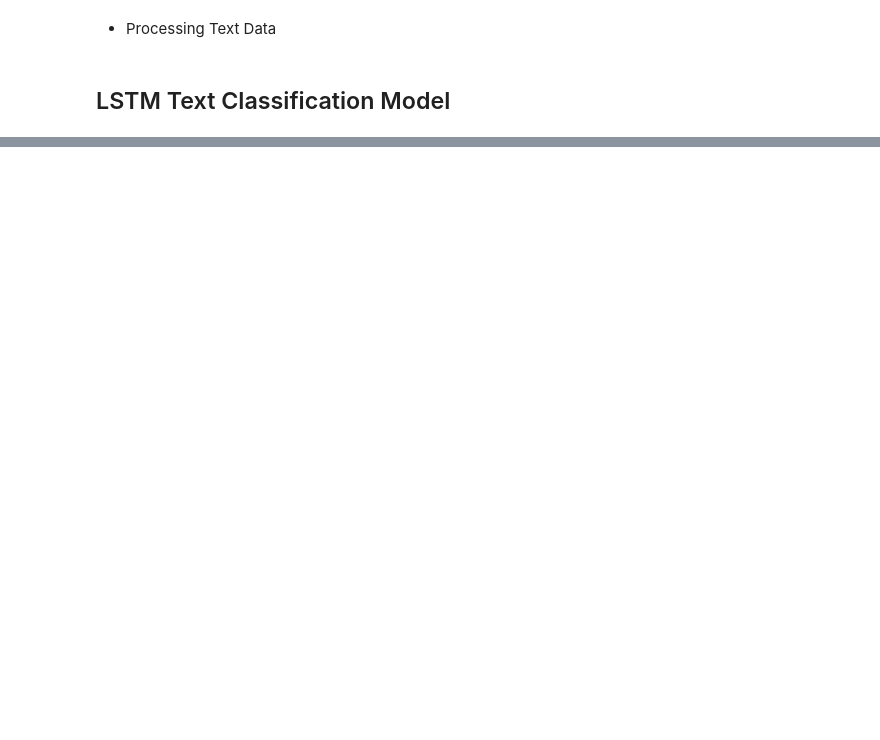
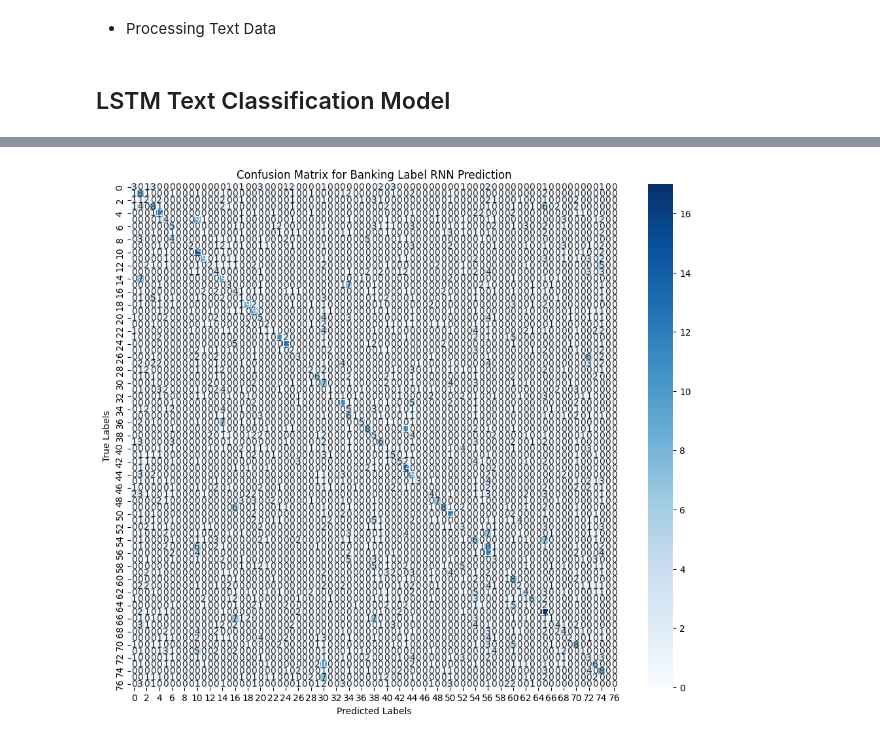
Before and after one commit to iiWhiteii/Anote-Text-Classification, a Jupyter notebook: Banking Dataset/RNN/RNN.ipynb, the cells around one changed output, grey strips where cells are left out. Saved outputs shown, nothing was run; the diff lists cells and outputs as text; code cells hidden in the pictures; blank space fills up the shorter version.

```diff
--- a/Banking Dataset/RNN/RNN.ipynb
+++ b/Banking Dataset/RNN/RNN.ipynb
@@ -54,10 +38,10 @@ tokenizer.fit_on_texts(df_test['text'])
 # %%
 rnn_model = tf.keras.Sequential([
     tf.keras.layers.Embedding(input_dim=vocab_size, output_dim=emebed_size,input_length = max_sequence_length),
-    tf.keras.layers.LSTM(units=2000),
+    tf.keras.layers.SpatialDropout1D(0.2),
+    tf.keras.layers.LSTM(units=400,dropout=0.20),
     tf.keras.layers.LayerNormalization(),
-    tf.keras.layers.Dropout(0.50),
-    tf.keras.layers.Dense(units=len(df.coarse_label.unique()), activation='softmax')
+    tf.keras.layers.Dense(units=len(total_df.label.unique()), activation='softmax')
 ])
 
 rnn_model.compile(optimizer='adam', loss='sparse_categorical_crossentropy', metrics=['accuracy'])
@@ -85,5 +66,5 @@ Trainable params: 16,204,006
 Non-trainable params: 0
 _________________________________________________________________
 # %%
-test_sequences = tokenizer.texts_to_sequences(df_test['text'])
+test_sequences = tokenizer.texts_to_sequences(test_df['example'])
 test_padded_sequences = pad_sequences(test_sequences, maxlen=max_sequence_length, padding='post')
@@ -90,13 +73,29 @@ test_padded_sequences = pad_sequences(test_sequences, maxlen=max_sequence_length
 # %%
 label_count = 0
 accs = []
+precisions = []
+recalls = []
+f1s = []
+labels = []
+
 for i in range(15):
     label_count += 10
-    sequences = tokenizer.texts_to_sequences(df_test['text'][:label_count])
+    labels.append(label_count)
+
+    sequences = tokenizer.texts_to_sequences(test_df['example'][:label_count])
     padded_sequences = pad_sequences(sequences, maxlen=max_sequence_length, padding='post')
-    rnn_model.fit(padded_sequences, df_test['coarse_label'][:label_count], epochs=20,validation_data=(test_padded_sequences, df_test['coarse_label']))
+
+    rnn_model.fit(padded_sequences, test_df['label'][:label_count], epochs=50,validation_data=(test_padded_sequences, test_df['label']))
+
     predictions = rnn_model.predict(test_padded_sequences)
     predicted_labels = np.argmax(predictions, axis=1)
-    print(accuracy_score(df_test['coarse_label'],predicted_labels))
-    accs.append(accuracy_score(df_test['coarse_label'],predicted_labels))
+
+
+    precision, recall, f1, _ = precision_recall_fscore_support(test_df['label'], predicted_labels, average='macro',zero_division=1)
+
+
+    accs.append(accuracy_score(test_df['label'],predicted_labels))
+    precisions.append(precision)
+    recalls.append(recall)
+    f1s.append(f1)
 # %% [output]
@@ -119,0 +137,14 @@ Epoch 20/20
+# %%
+# Compute the confusion matrix
+cm = confusion_matrix(test_df['label'].to_list(),predicted_labels)
+
+# Create a heatmap of the confusion matrix
+plt.figure(figsize=(12, 10))
+sns.heatmap(cm, annot=True, fmt="d", cmap="Blues")
+plt.xlabel('Predicted Labels')
+plt.ylabel('True Labels')
+plt.title('Confusion Matrix for Banking Label RNN Prediction')
+plt.show()
+# Save the heatmap as an image in the 'evaluation' folder
+# %% [output]
+[figure, added]
```
Also changed, not shown: parts of 16 cells of this notebook, 11 other files.
